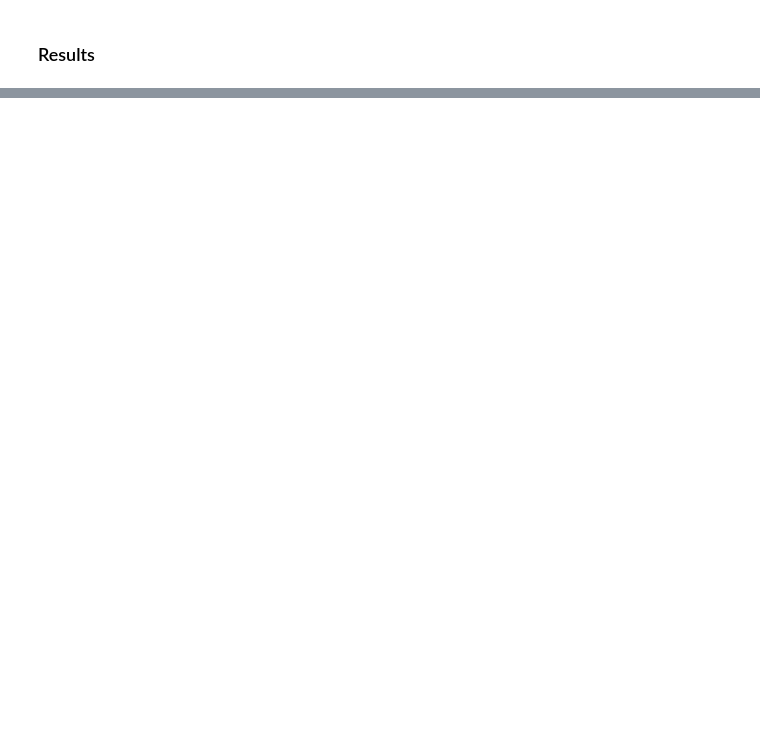
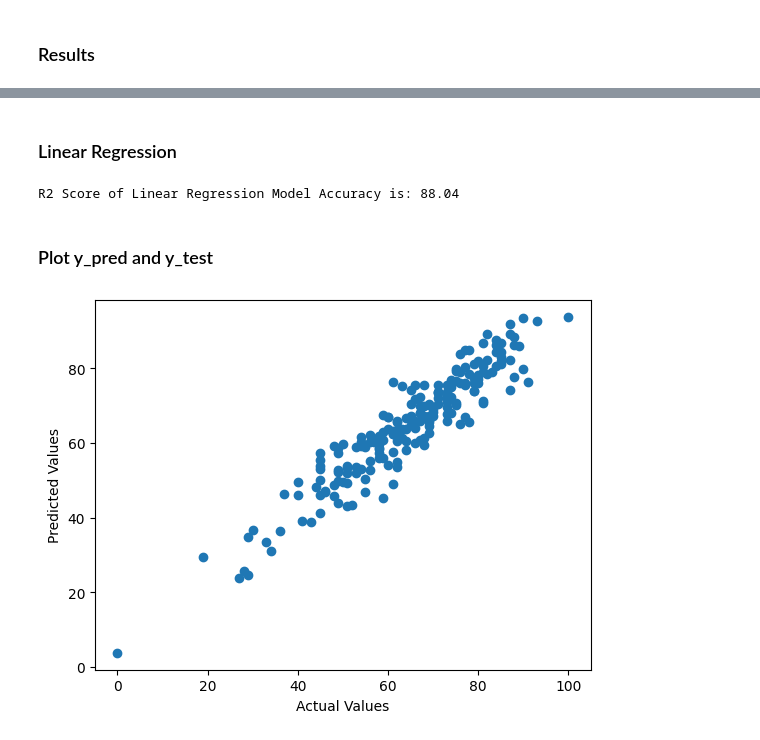
Before and after one commit to nauman-334/MLProject-, a Jupyter notebook: notebook/data/ModelTrainning.ipynb, the cells around one changed output, grey strips where cells are left out. Saved outputs shown, nothing was run; the diff lists cells and outputs as text; code cells hidden in the pictures; blank space fills up the shorter version.

Commit message:
Prediction difference

```diff
--- a/notebook/data/ModelTrainning.ipynb
+++ b/notebook/data/ModelTrainning.ipynb
@@ -202,0 +220,18 @@ pd.DataFrame(list(zip(model_list, r2_list)), columns=['Model Name', 'R2_Score'])
+# %% [markdown]
+### Linear Regression
+# %%
+linear_regression = LinearRegression(fit_intercept=True)
+linear_model=linear_regression.fit(X_train,Y_train)
+y_pred=linear_model.predict(X_test)
+score=r2_score(Y_test,y_pred)*100
+print("R2 Score of Linear Regression Model Accuracy is: %.2f "%score)
+# %% [output]
+R2 Score of Linear Regression Model Accuracy is: 88.04
+# %% [markdown]
+### Plot y_pred and y_test
+# %%
+plt.scatter(Y_test, y_pred);
+plt.xlabel('Actual Values');
+plt.ylabel('Predicted Values');
+# %% [output]
+[figure, added]
```
Also changed, not shown: parts of 5 cells of this notebook, 3 other files.
